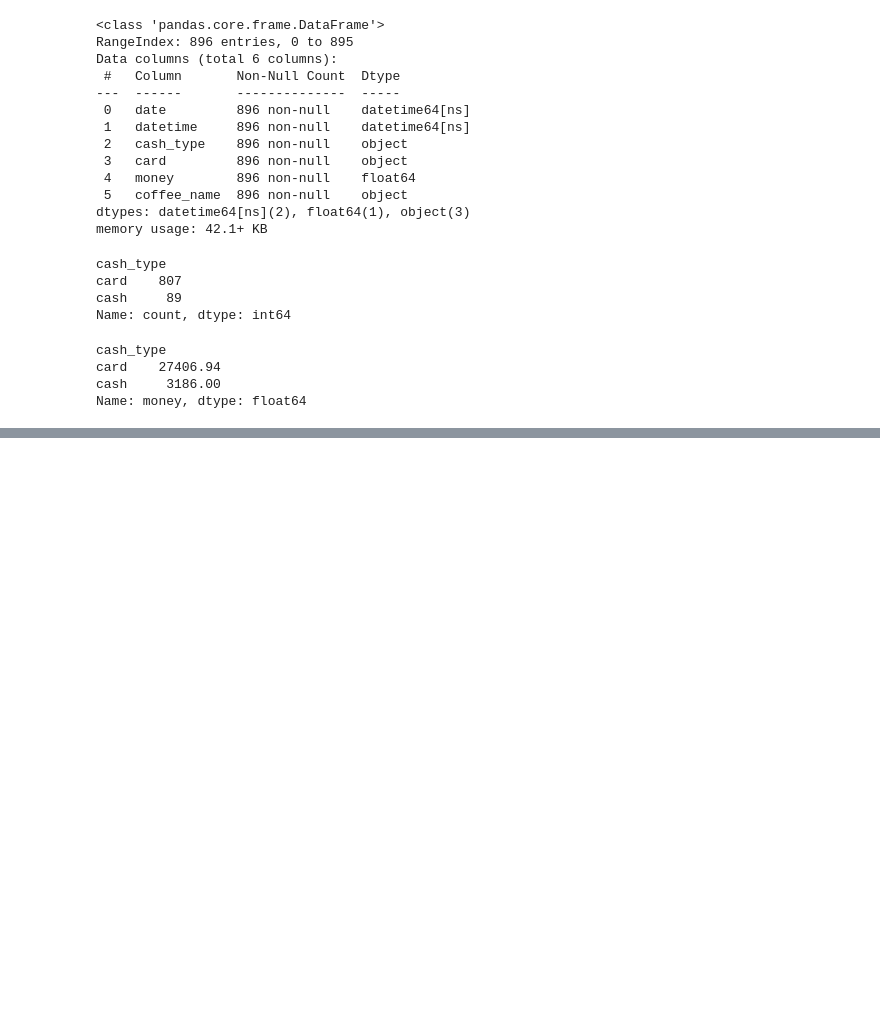
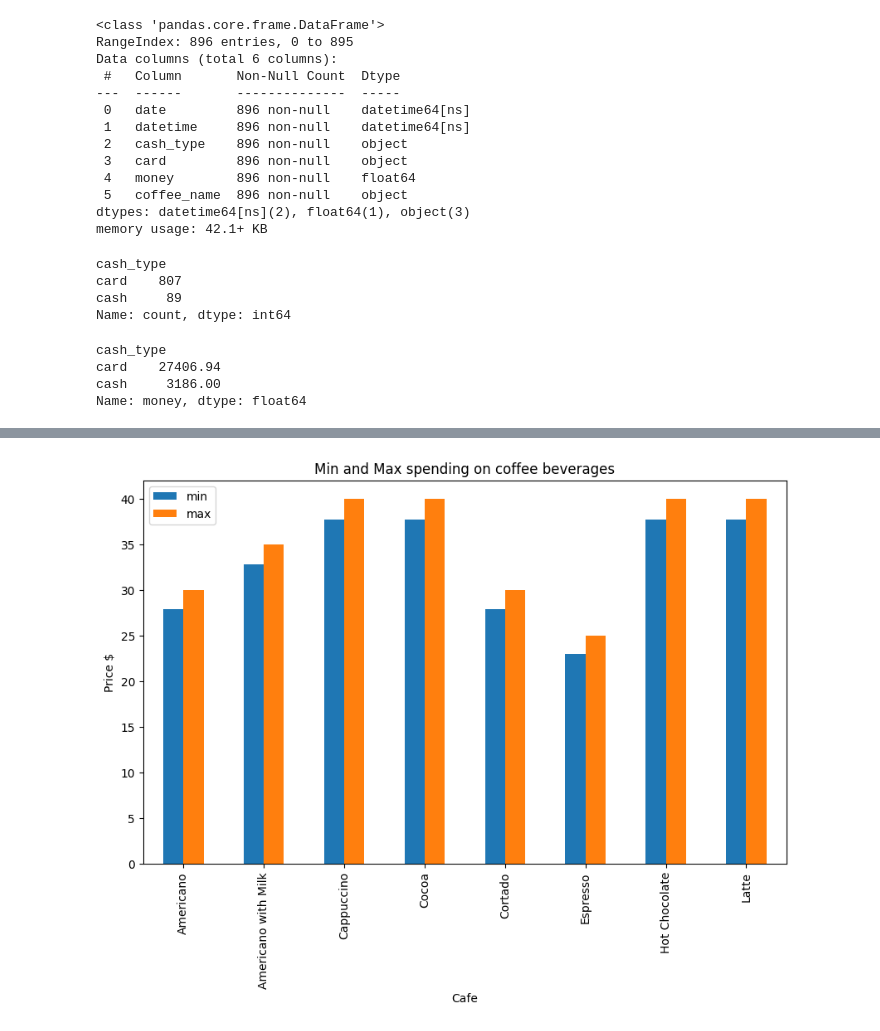
Before and after one commit to 254Bit/InteractiveDashboards, a Jupyter notebook: Coffee Sales/Coffee Sales.ipynb, the cells around one changed output, grey strips where cells are left out. Drawn from its saved outputs; the diff is of its cells as text; code cells hidden in the pictures; blank space fills up the shorter version.

```diff
--- a/Coffee Sales/Coffee Sales.ipynb
+++ b/Coffee Sales/Coffee Sales.ipynb
@@ -122,0 +174,13 @@ Name: money, dtype: float64
+# %%
+coffee_statistics = df.groupby('coffee_name')['money'].agg(['min','max'])
+
+fig, ax = plt.subplots(figsize=(10,6))
+coffee_statistics.plot(kind='bar', ax=ax)
+ax.set_xlabel('Cafe')
+ax.set_ylabel('Price $')
+ax.set_title('Min and Max spending on coffee beverages')
+ax.legend()
+
+plt.show()
+# %% [output]
+[figure, added]
```
Also changed, not shown: parts of 5 cells of this notebook.
